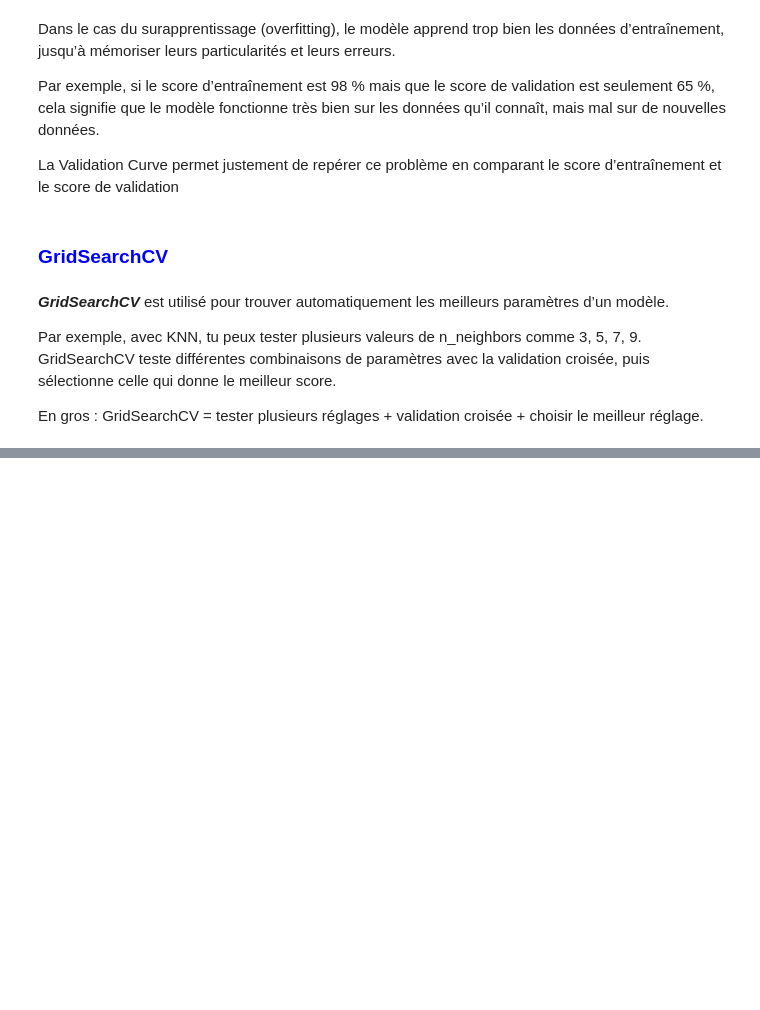
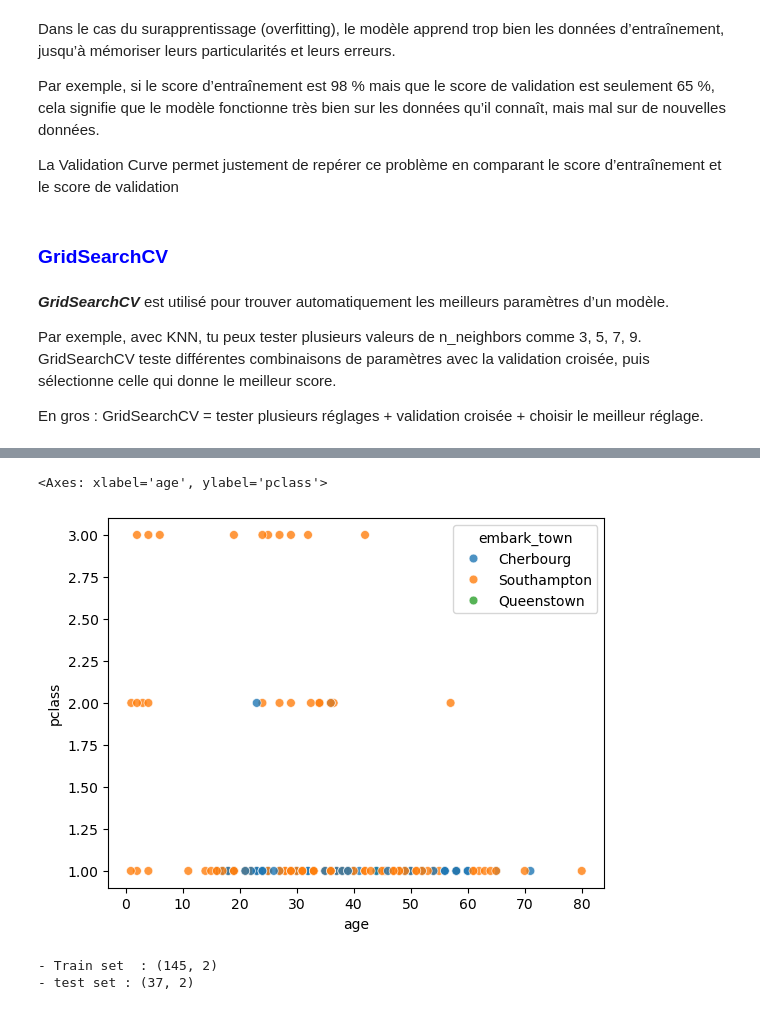
Before and after one commit to SAKPANI/Formation-Data_Science-et-Machine-Learning, a Jupyter notebook: Machine_Learning/Formation_01.ipynb, the cells around one changed output, grey strips where cells are left out. Drawn from its saved outputs; the diff is of its cells as text; code cells hidden in the pictures; blank space fills up the shorter version.

```diff
--- a/Machine_Learning/Formation_01.ipynb
+++ b/Machine_Learning/Formation_01.ipynb
@@ -337,0 +537,18 @@ from sklearn.model_selection import GridSearchCV
+# %%
+X = df[["age","pclass"]]
+y = df["embark_town"]
+# %%
+sns.scatterplot(data = X,  x = "age", y = "pclass", hue = y, s = 40, alpha = 0.8)
+# %% [output]
+<Axes: xlabel='age', ylabel='pclass'>
+[figure, added]
+# %%
+# Separation des donnes (Train set et test set)
+# from sklearn.model_selection import train_test_split
+
+X_train, X_test, y_train, y_test = train_test_split(X, y, test_size = 0.2, random_state = 5)
+
+print(f"- Train set  : {X_train.shape}\n- test set : {X_test.shape}")
+# %% [output]
+- Train set  : (145, 2)
+- test set : (37, 2)
```
Also changed, not shown: parts of 50 cells of this notebook.
